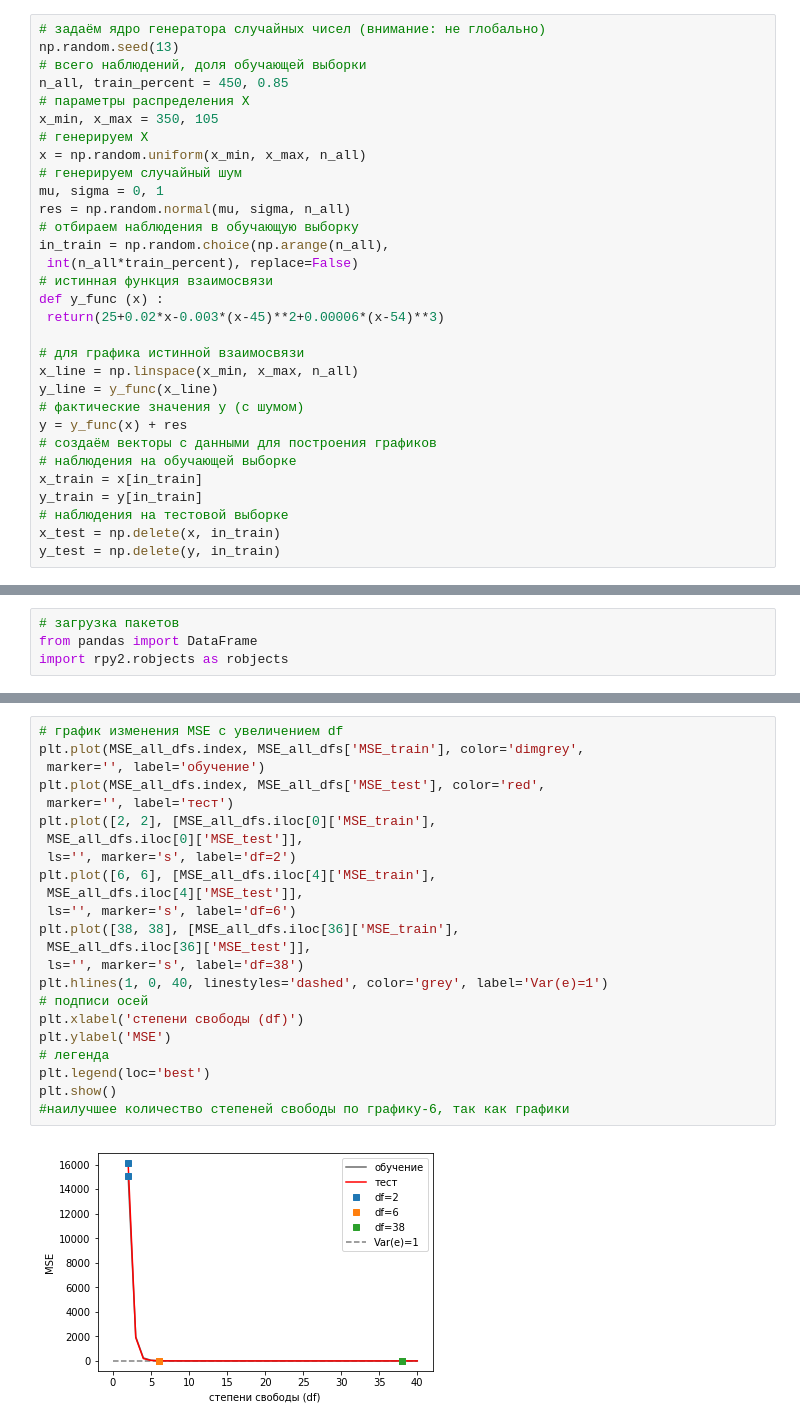
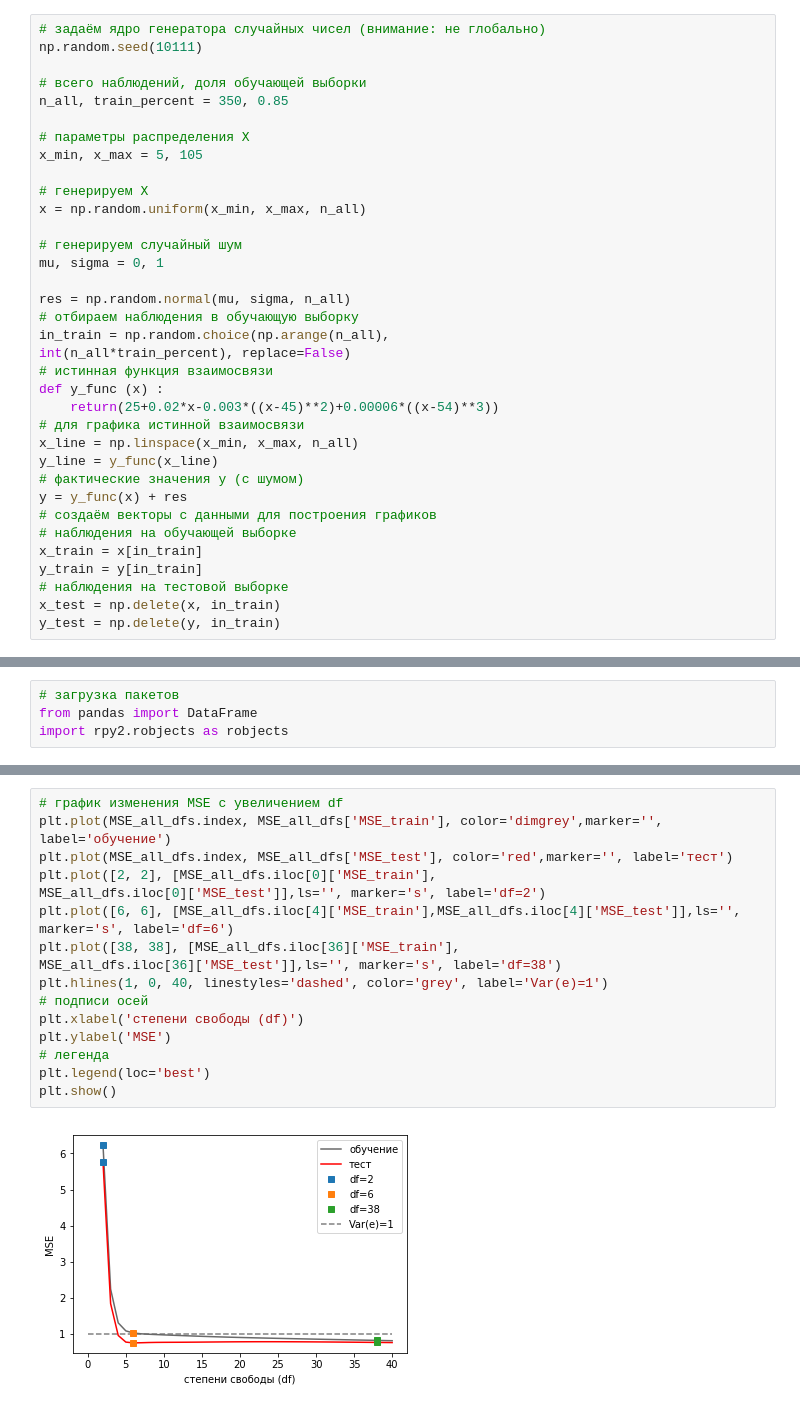
Before and after one commit to yaniamm/MITMO_PLOTNYAGINA, a Jupyter notebook: Untitled.ipynb, the cells around one changed output, grey strips where cells are left out. Drawn from its saved outputs; the diff is of its cells as text.

```diff
--- a/Untitled.ipynb
+++ b/Untitled.ipynb
@@ -4,23 +4,27 @@ import numpy as np
 import random
 # %%
 # задаём ядро генератора случайных чисел (внимание: не глобально)
-np.random.seed(13)
+np.random.seed(10111)
+
 # всего наблюдений, доля обучающей выборки
-n_all, train_percent = 450, 0.85
+n_all, train_percent = 350, 0.85
+
 # параметры распределения X
-x_min, x_max = 350, 105
+x_min, x_max = 5, 105
+
 # генерируем X
 x = np.random.uniform(x_min, x_max, n_all)
+
 # генерируем случайный шум
 mu, sigma = 0, 1
+
 res = np.random.normal(mu, sigma, n_all)
 # отбираем наблюдения в обучающую выборку
 in_train = np.random.choice(np.arange(n_all),
- int(n_all*train_percent), replace=False)
+int(n_all*train_percent), replace=False)
 # истинная функция взаимосвязи
 def y_func (x) :
- return(25+0.02*x-0.003*(x-45)**2+0.00006*(x-54)**3)
-
+    return(25+0.02*x-0.003*((x-45)**2)+0.00006*((x-54)**3))
 # для графика истинной взаимосвязи
 x_line = np.linspace(x_min, x_max, n_all)
 y_line = y_func(x_line)
@@ -141,25 +133,18 @@ MSE_all_dfs[MSE_all_dfs['MSE_test'] == min(MSE_all_dfs['MSE_test'])]
 # %%
 # график изменения MSE с увеличением df
-plt.plot(MSE_all_dfs.index, MSE_all_dfs['MSE_train'], color='dimgrey',
- marker='', label='обучение')
-plt.plot(MSE_all_dfs.index, MSE_all_dfs['MSE_test'], color='red',
- marker='', label='тест')
+plt.plot(MSE_all_dfs.index, MSE_all_dfs['MSE_train'], color='dimgrey',marker='', label='обучение')
+plt.plot(MSE_all_dfs.index, MSE_all_dfs['MSE_test'], color='red',marker='', label='тест')
 plt.plot([2, 2], [MSE_all_dfs.iloc[0]['MSE_train'],
- MSE_all_dfs.iloc[0]['MSE_test']],
- ls='', marker='s', label='df=2')
-plt.plot([6, 6], [MSE_all_dfs.iloc[4]['MSE_train'],
- MSE_all_dfs.iloc[4]['MSE_test']],
- ls='', marker='s', label='df=6')
+MSE_all_dfs.iloc[0]['MSE_test']],ls='', marker='s', label='df=2')
+plt.plot([6, 6], [MSE_all_dfs.iloc[4]['MSE_train'],MSE_all_dfs.iloc[4]['MSE_test']],ls='', marker='s', label='df=6')
 plt.plot([38, 38], [MSE_all_dfs.iloc[36]['MSE_train'],
- MSE_all_dfs.iloc[36]['MSE_test']],
- ls='', marker='s', label='df=38')
+MSE_all_dfs.iloc[36]['MSE_test']],ls='', marker='s', label='df=38')
 plt.hlines(1, 0, 40, linestyles='dashed', color='grey', label='Var(e)=1')
 # подписи осей
 plt.xlabel('степени свободы (df)')
 plt.ylabel('MSE')
 # легенда
 plt.legend(loc='best')
 plt.show()
-#наилучшее количество степеней свободы по графику-6, так как графики
 # %% [output]
-[figure, old version]
+[figure, new version]
```
Also changed, not shown: parts of 6 cells of this notebook.
